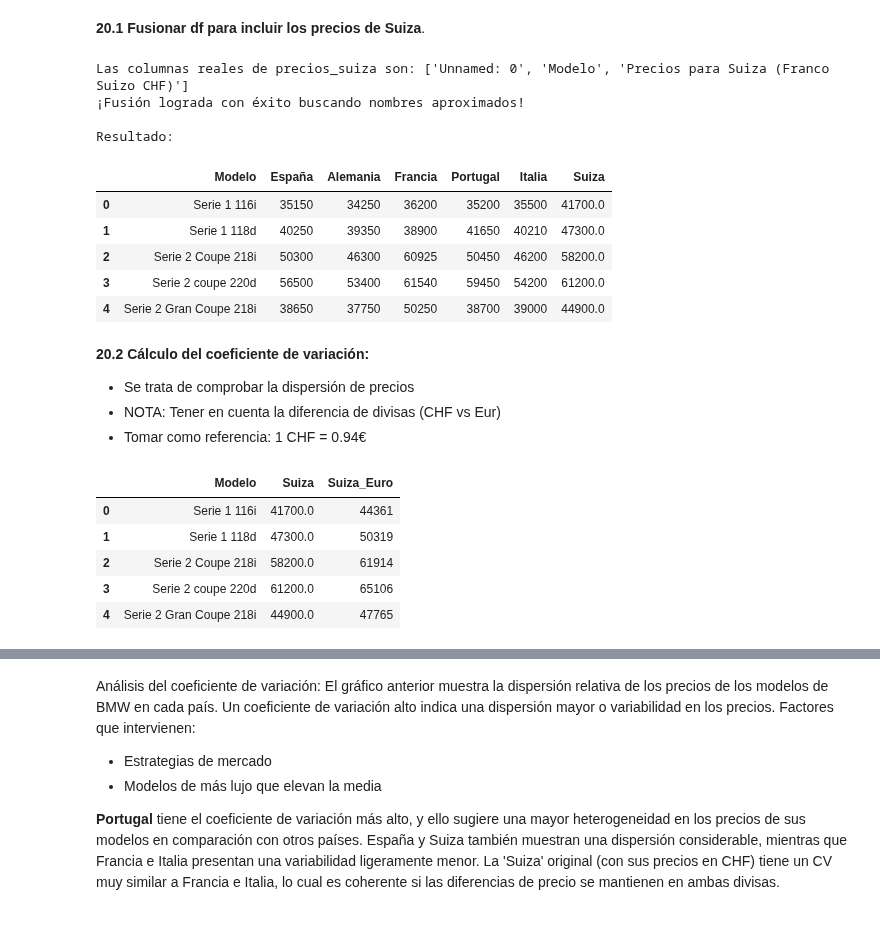
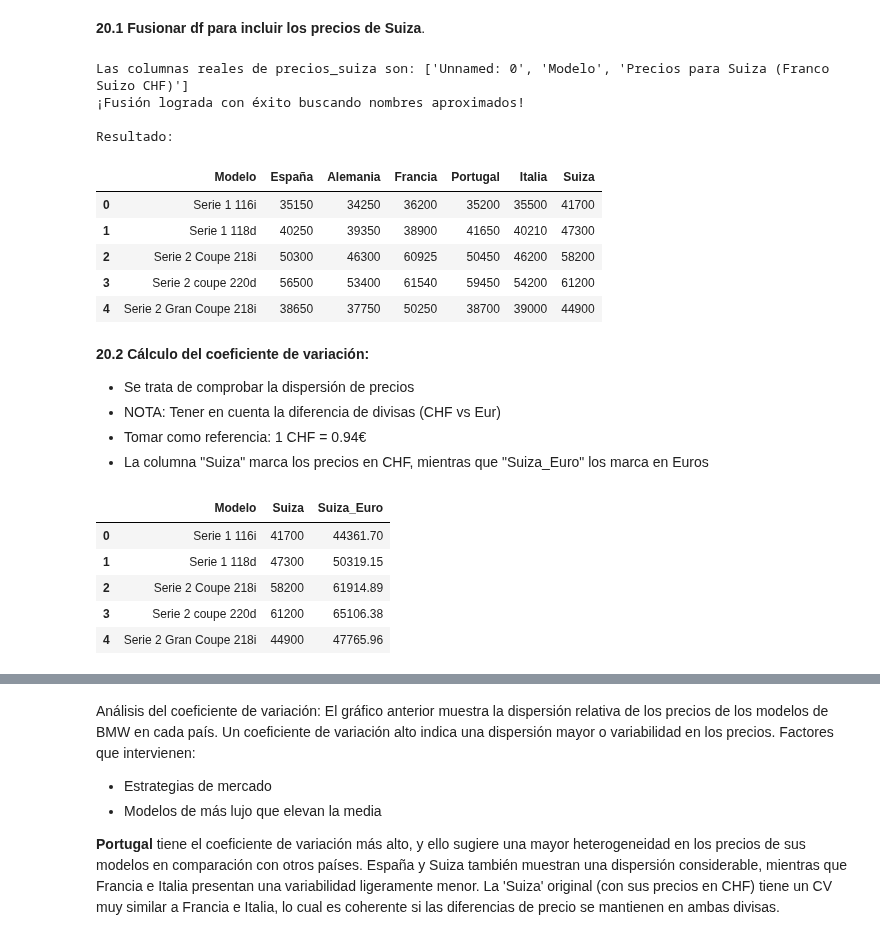
Before and after one commit to adrianamorchons/analisis_precios_bmw_2026, a Jupyter notebook: ANALISIS_BMW_PRECIOS_2026.ipynb, the cells around one changed output, grey strips where cells are left out. Cells and saved outputs as stored; diff of their text form; code cells hidden in the pictures.

```diff
--- a/ANALISIS_BMW_PRECIOS_2026.ipynb
+++ b/ANALISIS_BMW_PRECIOS_2026.ipynb
@@ -1124,7 +1088,7 @@ La conclusion que alcanzamos es que el IVA tiene una repercusión directa y prop
 **20.1 Fusionar df para incluir los precios de Suiza**.
 # %%
 # Cargar archivos
-fichero_suiza = pd.read_csv('precios_suiza.csv', sep=';')
+fichero_suiza = pd.read_csv('/Users/adriana/Desktop/ANALISIS CODIGO /Análisis precios BMW/precios_suiza.csv', sep=';')
 df_suiza = fichero_suiza.copy()
 
 #Limpiar espacios en los nombres de las columnas
@@ -1160,36 +1124,61 @@ Las columnas reales de precios_suiza son: ['Unnamed: 0', 'Modelo', 'Precios para
 
 Resultado:
 |  | Modelo | España | Alemania | Francia | Portugal | Italia | Suiza |
-| 0 | Serie 1 116i | 35150 | 34250 | 36200 | 35200 | 35500 | 41700.0 |
-| 1 | Serie 1 118d | 40250 | 39350 | 38900 | 41650 | 40210 | 47300.0 |
-| 2 | Serie 2 Coupe 218i | 50300 | 46300 | 60925 | 50450 | 46200 | 58200.0 |
-| 3 | Serie 2 coupe 220d | 56500 | 53400 | 61540 | 59450 | 54200 | 61200.0 |
-| 4 | Serie 2 Gran Coupe 218i | 38650 | 37750 | 50250 | 38700 | 39000 | 44900.0 |
+| 0 | Serie 1 116i | 35150 | 34250 | 36200 | 35200 | 35500 | 41700 |
+| 1 | Serie 1 118d | 40250 | 39350 | 38900 | 41650 | 40210 | 47300 |
+| 2 | Serie 2 Coupe 218i | 50300 | 46300 | 60925 | 50450 | 46200 | 58200 |
+| 3 | Serie 2 coupe 220d | 56500 | 53400 | 61540 | 59450 | 54200 | 61200 |
+| 4 | Serie 2 Gran Coupe 218i | 38650 | 37750 | 50250 | 38700 | 39000 | 44900 |
 # %% [markdown]
 **20.2 Cálculo del coeficiente de variación:**
 
 - Se trata de comprobar la dispersión de precios
 - NOTA: Tener en cuenta la diferencia de divisas (CHF vs Eur)
 - Tomar como referencia: 1 CHF = 0.94€
+- La columna "Suiza" marca los precios en CHF, mientras que "Suiza_Euro" los marca en Euros
 # %%
 #Definir la tasa de conversión
-# Nota: Si 1 CHF = 0.94€, al multiplicar el precio en francos por 0.94 se obtendrá el valor en euros.
+#Nota: Si 1 CHF = 0.94€, al multiplicar el precio en francos por 0.94 se obtendrá el valor en euros.
 
 tasa_eur_chf = 0.94
 
 #Sobrescribimos la columna 'Suiza_Euro' SIEMPRE desde la columna origen 'Suiza'
-df['Suiza_Euro'] = pd.to_numeric(df['Suiza'], errors='coerce')
+# Obtener los precios originales en CHF
+if 'Suiza' in df.columns:
+    precios_suiza_chf = df['Suiza']
+else:
+    precios_suiza_chf = df['Modelo'].map(
+        df_suiza.set_index('Modelo')[col_precio_suiza]
+    )
 
-# 3. Aplicamos la conversión matemática
+df['Suiza_Euro'] = pd.to_numeric(precios_suiza_chf, errors='coerce')
+
+#Conversión matemática
 df['Suiza_Euro'] = (df['Suiza_Euro'] / tasa_eur_chf).fillna(0).astype(int)
-display(df[["Modelo", "Suiza", "Suiza_Euro"]].head())
+
+# Evitar KeyError si aún no existe la columna 'Suiza' en df
+if 'Suiza' in df.columns:
+    precios_suiza_chf = pd.to_numeric(df['Suiza'], errors='coerce')
+else:
+    mapeo_suiza = df_suiza.set_index('Modelo')[col_precio_suiza].astype(float)
+    precios_suiza_chf = df['Modelo'].map(mapeo_suiza)
+
+# Crear/actualizar la columna convertida a euros
+df['Suiza_Euro'] = (precios_suiza_chf / tasa_eur_chf).round(2)
+
+# Mostrar solo columnas que realmente existen
+cols_a_mostrar = ['Modelo', 'Suiza_Euro']
+if 'Suiza' in df.columns:
+    cols_a_mostrar.insert(1, 'Suiza')
+
+display(df[cols_a_mostrar].head())
 # %% [output]
 |  | Modelo | Suiza | Suiza_Euro |
-| 0 | Serie 1 116i | 41700.0 | 44361 |
-| 1 | Serie 1 118d | 47300.0 | 50319 |
-| 2 | Serie 2 Coupe 218i | 58200.0 | 61914 |
-| 3 | Serie 2 coupe 220d | 61200.0 | 65106 |
-| 4 | Serie 2 Gran Coupe 218i | 44900.0 | 47765 |
+| 0 | Serie 1 116i | 41700 | 44361.70 |
+| 1 | Serie 1 118d | 47300 | 50319.15 |
+| 2 | Serie 2 Coupe 218i | 58200 | 61914.89 |
+| 3 | Serie 2 coupe 220d | 61200 | 65106.38 |
+| 4 | Serie 2 Gran Coupe 218i | 44900 | 47765.96 |
 # %%
 #2. Coeficiente de variación CV
 
```
Also changed, not shown: parts of 17 cells of this notebook.
